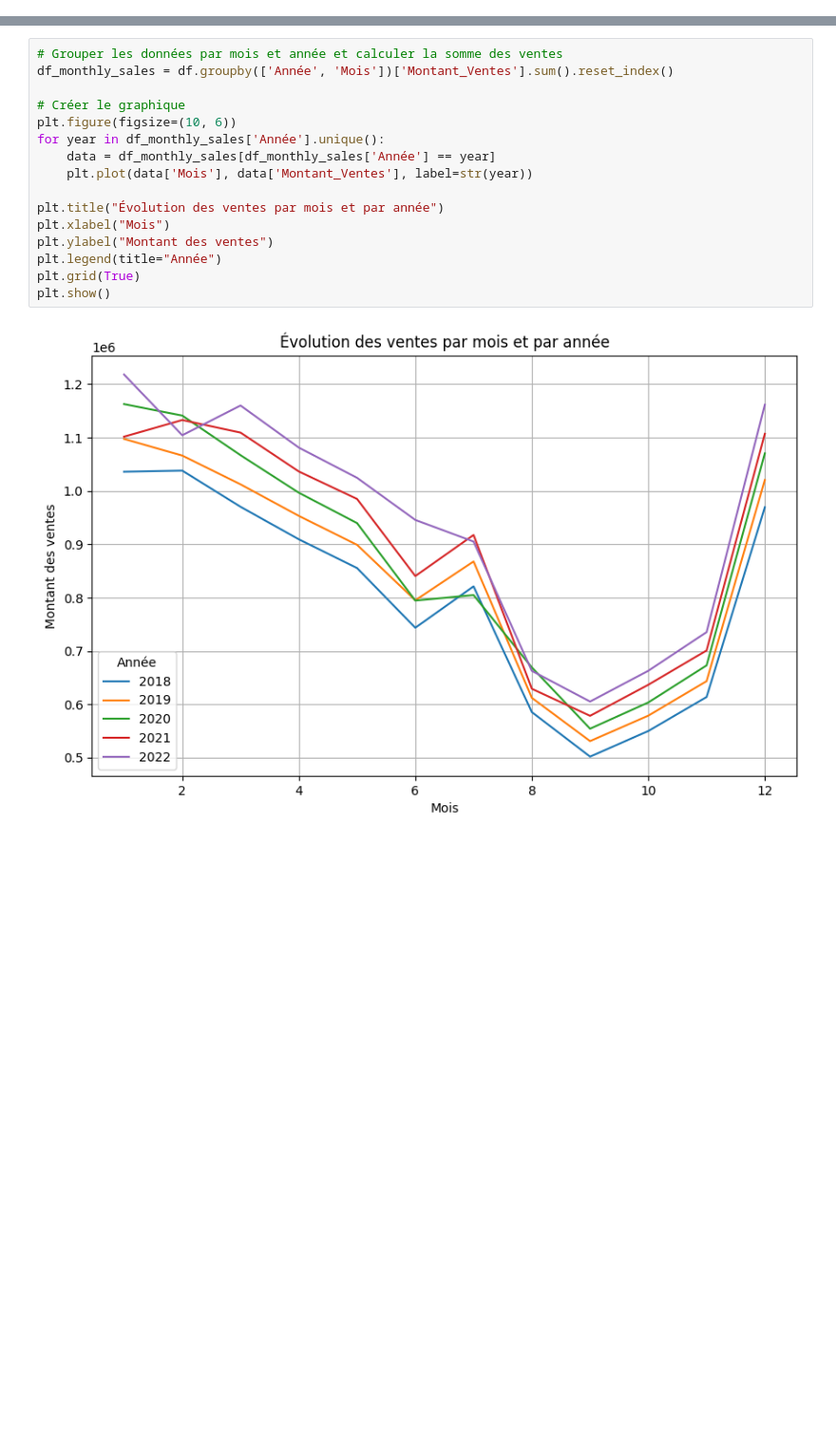
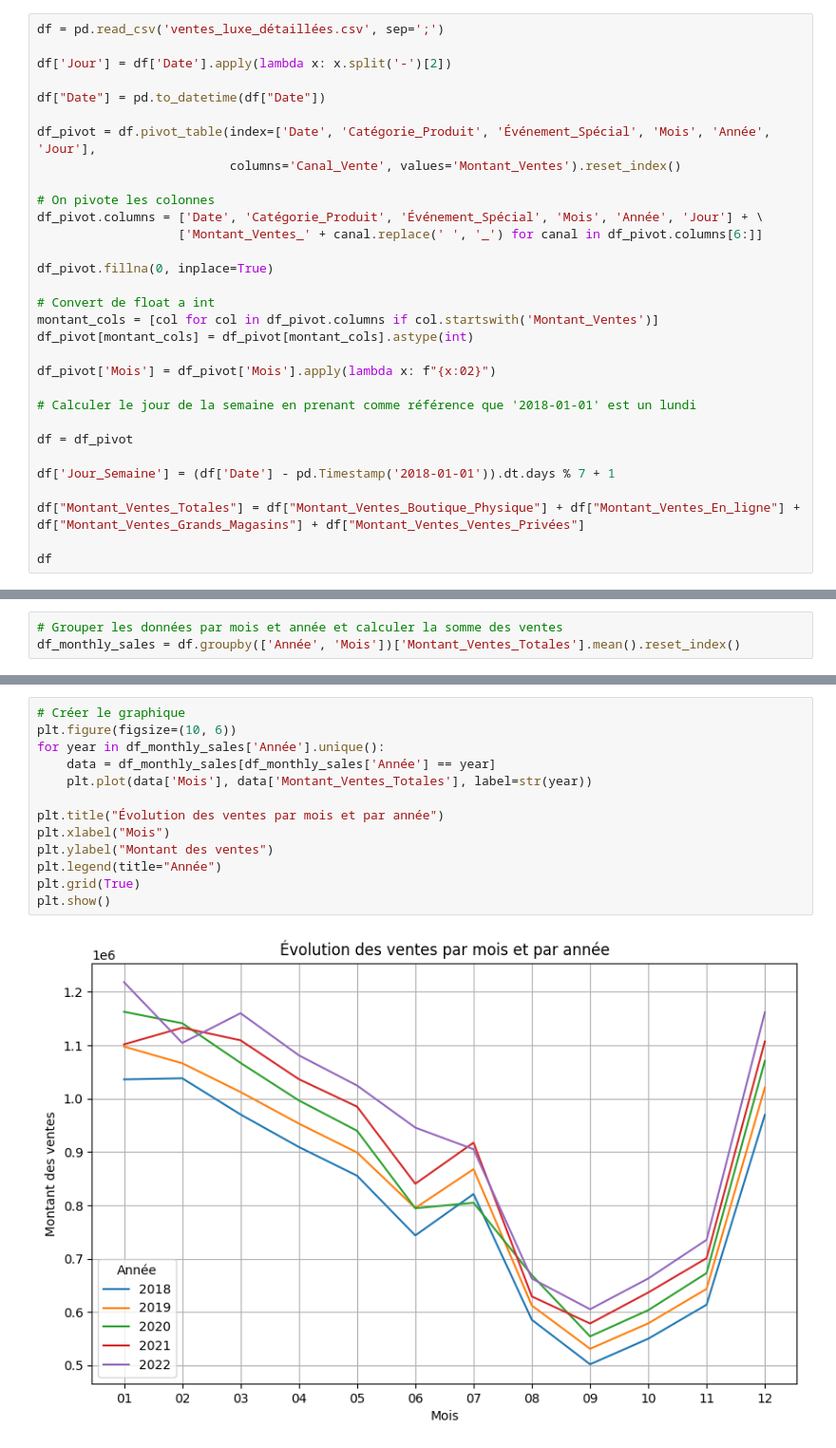
Before and after one commit to quentinepitechdigital/proj-spe, a Jupyter notebook: main.ipynb, the cells around one changed output, grey strips where cells are left out. Shown at 95% size. Saved outputs shown, nothing was run; the diff lists cells and outputs as text; blank space fills up the shorter version.

Commit message:
Update CSV export and handle missing values in sales data + Dataviz

```diff
--- a/main.ipynb
+++ b/main.ipynb
@@ -41,0 +7,31 @@ Index(['Date', 'Catégorie_Produit', 'Canal_Vente', 'Événement_Spécial', 'Moi
+# %%
+df = pd.read_csv('ventes_luxe_détaillées.csv', sep=';')
+
+df['Jour'] = df['Date'].apply(lambda x: x.split('-')[2])
+
+df["Date"] = pd.to_datetime(df["Date"])
+
+df_pivot = df.pivot_table(index=['Date', 'Catégorie_Produit', 'Événement_Spécial', 'Mois', 'Année', 'Jour'],
+                          columns='Canal_Vente', values='Montant_Ventes').reset_index()
+
+# On pivote les colonnes
+df_pivot.columns = ['Date', 'Catégorie_Produit', 'Événement_Spécial', 'Mois', 'Année', 'Jour'] + \
+                   ['Montant_Ventes_' + canal.replace(' ', '_') for canal in df_pivot.columns[6:]]
+
+df_pivot.fillna(0, inplace=True)
+
+# Convert de float a int
+montant_cols = [col for col in df_pivot.columns if col.startswith('Montant_Ventes')]
+df_pivot[montant_cols] = df_pivot[montant_cols].astype(int)
+
+df_pivot['Mois'] = df_pivot['Mois'].apply(lambda x: f"{x:02}")
+
+# Calculer le jour de la semaine en prenant comme référence que '2018-01-01' est un lundi
+
+df = df_pivot
+
+df['Jour_Semaine'] = (df['Date'] - pd.Timestamp('2018-01-01')).dt.days % 7 + 1
+
+df["Montant_Ventes_Totales"] = df["Montant_Ventes_Boutique_Physique"] + df["Montant_Ventes_En_ligne"] + df["Montant_Ventes_Grands_Magasins"] + df["Montant_Ventes_Ventes_Privées"]
+
+df
@@ -41,0 +52,3 @@ Index(['Date', 'Catégorie_Produit', 'Canal_Vente', 'Événement_Spécial', 'Moi
+# %%
+# Grouper les données par mois et année et calculer la somme des ventes
+df_monthly_sales = df.groupby(['Année', 'Mois'])['Montant_Ventes_Totales'].mean().reset_index()
@@ -42,18 +57,15 @@ Index(['Date', 'Catégorie_Produit', 'Canal_Vente', 'Événement_Spécial', 'Moi
 # %%
-# Grouper les données par mois et année et calculer la somme des ventes
-df_monthly_sales = df.groupby(['Année', 'Mois'])['Montant_Ventes'].sum().reset_index()
-
 # Créer le graphique
 plt.figure(figsize=(10, 6))
 for year in df_monthly_sales['Année'].unique():
     data = df_monthly_sales[df_monthly_sales['Année'] == year]
-    plt.plot(data['Mois'], data['Montant_Ventes'], label=str(year))
+    plt.plot(data['Mois'], data['Montant_Ventes_Totales'], label=str(year))
 
 plt.title("Évolution des ventes par mois et par année")
 plt.xlabel("Mois")
 plt.ylabel("Montant des ventes")
 plt.legend(title="Année")
 plt.grid(True)
 plt.show()
 # %% [output]
-[figure, old version]
+[figure, new version]
```
Also changed, not shown: parts of 18 cells of this notebook, 3 other files.
